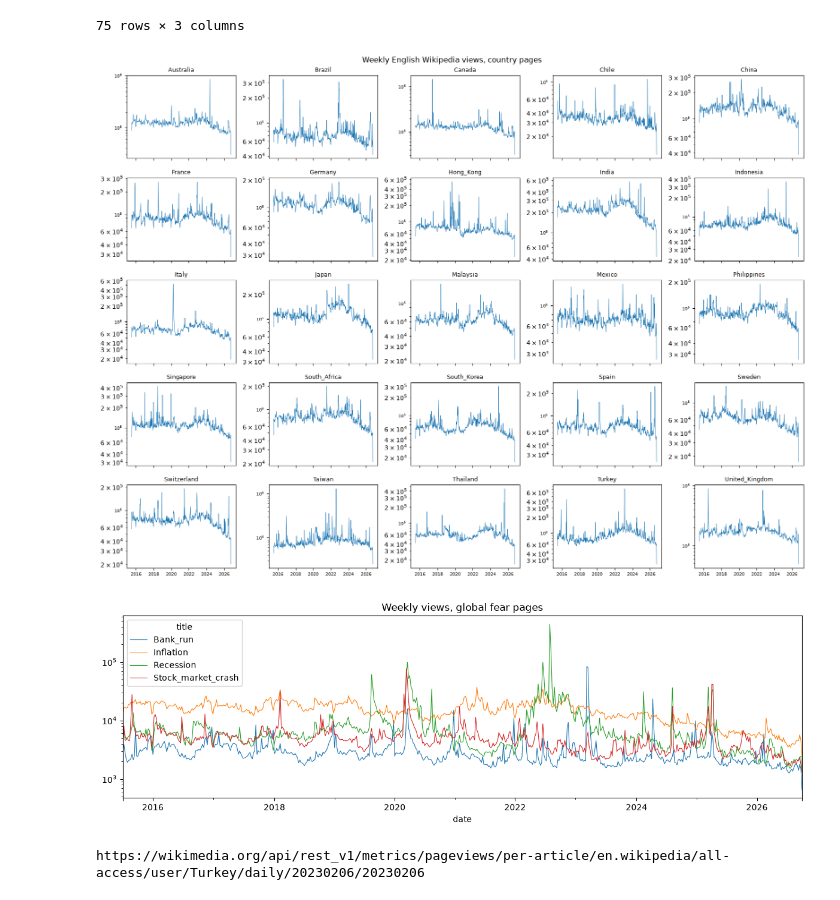
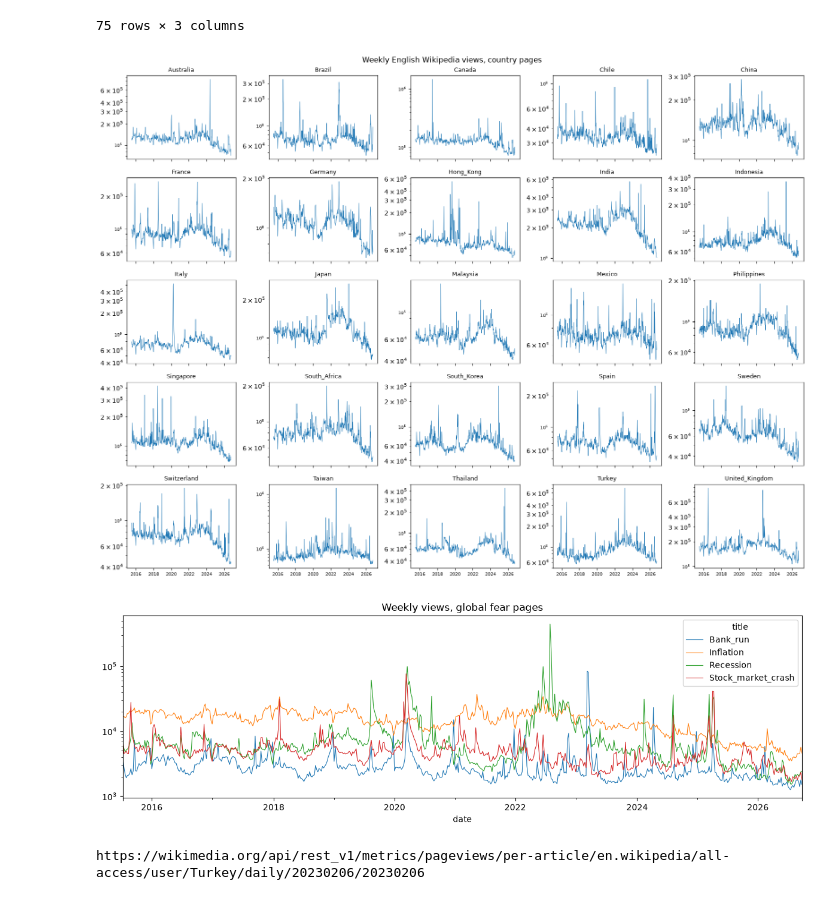
Before and after one commit to Corentin00/country-attention-etfs, a Jupyter notebook: notebooks/00_data_inspection.ipynb, the cells around one changed output. Cells and saved outputs as stored; diff of their text form; code cells hidden in the pictures.

Commit message:
Drop incomplete final week from inspection charts
Co-Authored-By: Claude Opus 5.5 <noreply@anthropic.com>

```diff
--- a/notebooks/00_data_inspection.ipynb
+++ b/notebooks/00_data_inspection.ipynb
@@ -310,20 +310,27 @@ top.assign(date=top["date"].dt.date).sort_values(["title", "views"], ascending=[
 75 rows × 3 columns
 # %%
 # Weekly views, country pages (small multiples, log scale).
-weekly = c.set_index("date").groupby("title")["views"].resample("W-SUN").sum().unstack(0)
+# Weeks run Monday-Sunday; the last week (28-30 Sep 2026) has only 3 days and is dropped,
+# otherwise it shows as a fake collapse at the end of every line.
+def full_weeks(df):
+    g = df.set_index("date").groupby("title")["views"].resample("W-SUN")
+    total, days = g.sum().unstack(0), g.size().unstack(0)
+    return total[days.eq(7).all(axis=1)]
+
+weekly = full_weeks(c)
 fig, axes = plt.subplots(5, 5, figsize=(16, 12), sharex=True)
 for ax, t in zip(axes.flat, weekly.columns):
     ax.plot(weekly.index, weekly[t], lw=0.6); ax.set_yscale("log"); ax.set_title(t, fontsize=9)
     ax.tick_params(labelsize=7)
 fig.suptitle("Weekly English Wikipedia views, country pages"); plt.tight_layout()
 # %% [output]
-[figure, old version]
+[figure, new version]
 # %%
 # Global fear pages (R8).
-f = views[views["group"] == "fear"].set_index("date").groupby("title")["views"].resample("W-SUN").sum().unstack(0)
+f = full_weeks(views[views["group"] == "fear"])
 f.plot(figsize=(12, 4), logy=True, lw=0.8, title="Weekly views, global fear pages"); plt.tight_layout()
 # %% [output]
-[figure, old version]
+[figure, new version]
 # %%
 # Spot-check any value against the source: this URL returns the raw API answer for that page and day.
 title, day = "Turkey", "2023-02-06"   # earthquake day
```
